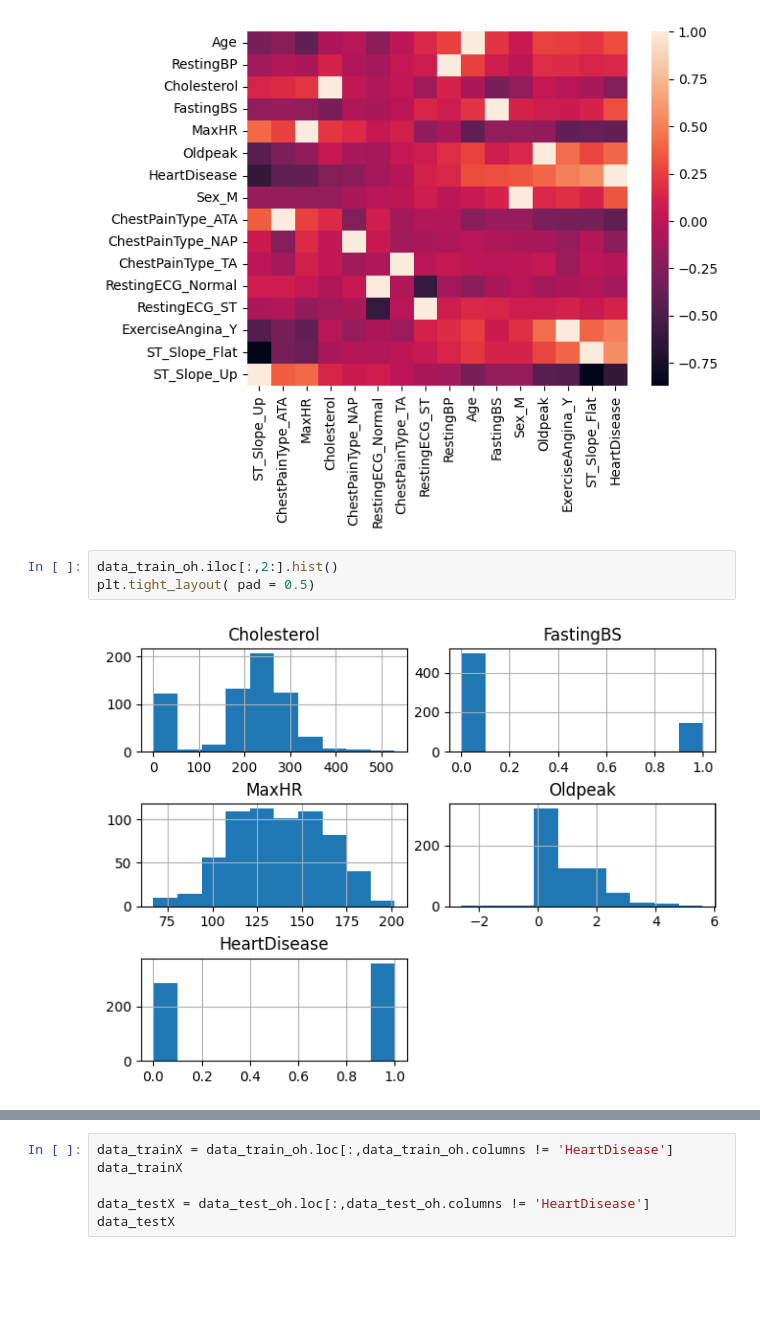
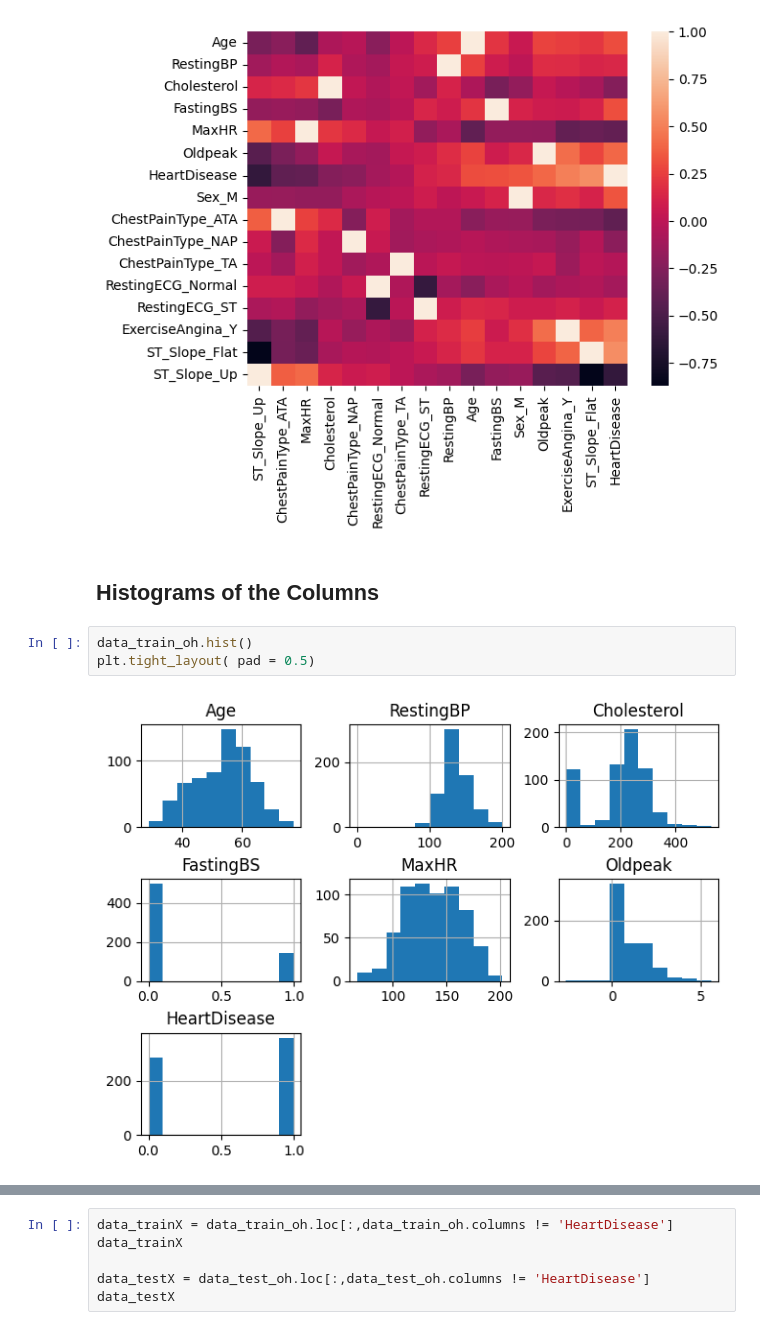
Before and after one commit to neloduka-sobe/Heart-Diseases-Prediction, a Jupyter notebook: Heart-Disease-Prediction.ipynb, the cells around one changed output, grey strips where cells are left out. Drawn from its saved outputs; the diff is of its cells as text; blank space fills up the shorter version.

```diff
--- a/Heart-Disease-Prediction.ipynb
+++ b/Heart-Disease-Prediction.ipynb
@@ -48,9 +61,11 @@ sns.heatmap(train_cor)
 # %% [output]
 <Axes: >
 [figure]
+# %% [markdown]
+## Histograms of the Columns
 # %%
-data_train_oh.iloc[:,2:].hist()
+data_train_oh.hist()
 plt.tight_layout( pad = 0.5)
 # %% [output]
-[figure, old version]
+[figure, new version]
 # %% [markdown]
```
Also changed, not shown: parts of 25 cells of this notebook.
